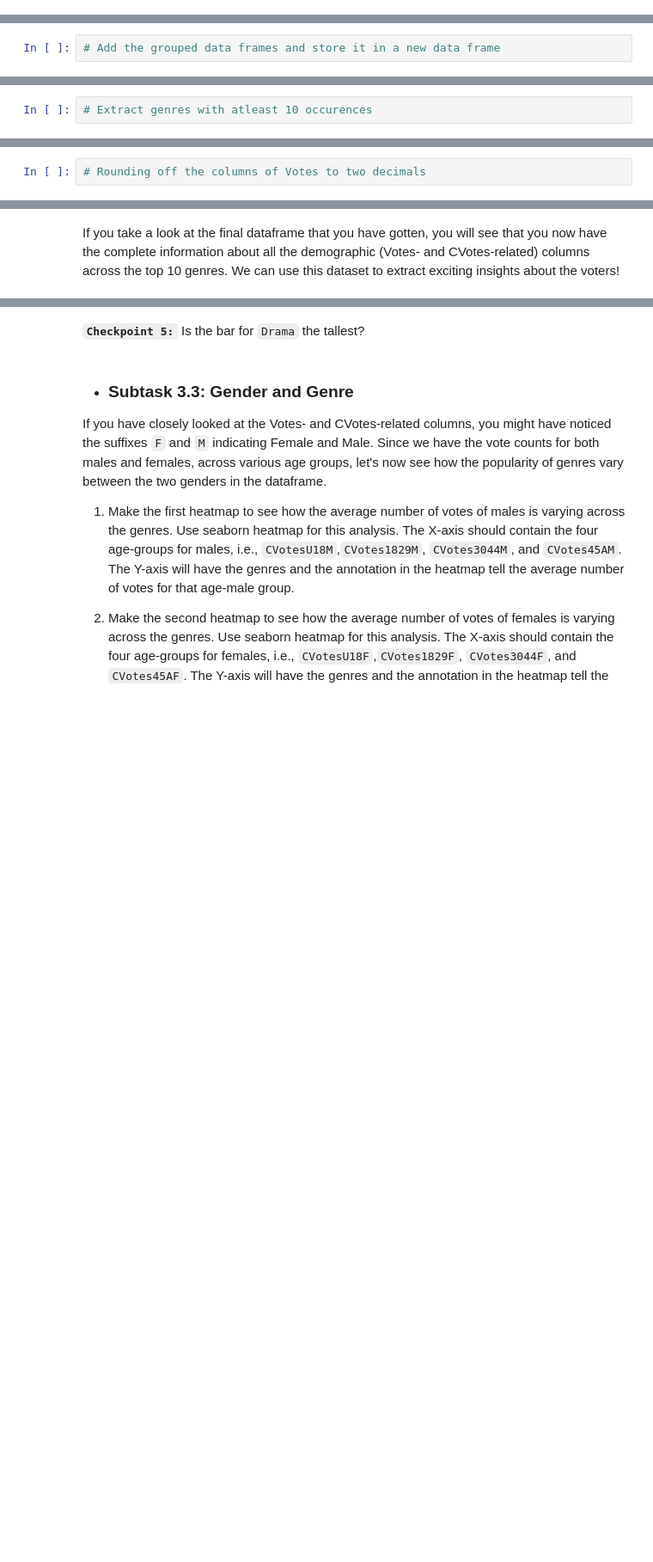
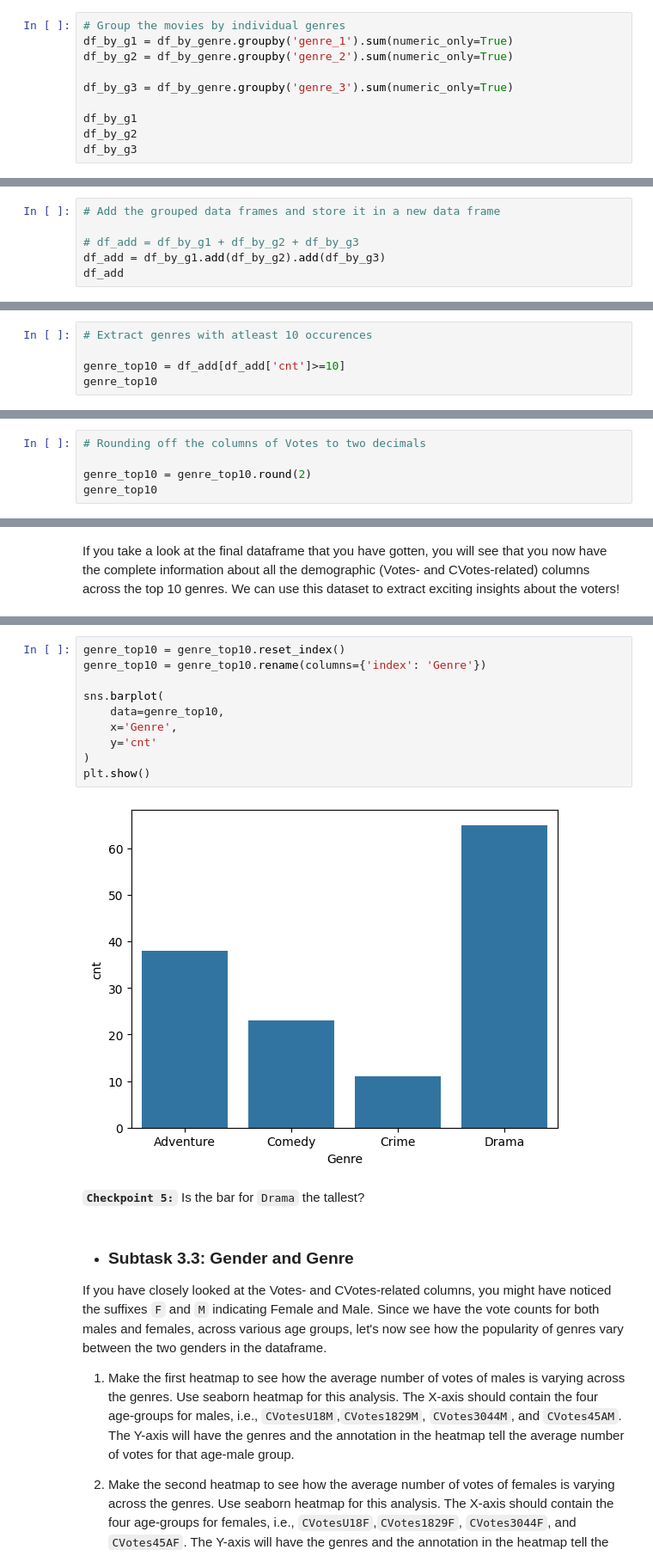
Before and after one commit to gokilapriya1808-AI/AI-ML-Assignments, a Jupyter notebook: IMDb+Movie+Assignment_gokila.ipynb, the cells around one changed output, grey strips where cells are left out. Shown at 86% size. Cells and saved outputs as stored; diff of their text form; blank space fills up the shorter version.

```diff
--- a/IMDb+Movie+Assignment_gokila.ipynb
+++ b/IMDb+Movie+Assignment_gokila.ipynb
@@ -577,0 +614,10 @@ There are 3 columns in the dataframe - `genre_1`, `genre_2`, and `genre_3`. As a
+# %%
+# Group the movies by individual genres
+df_by_g1 = df_by_genre.groupby('genre_1').sum(numeric_only=True)
+df_by_g2 = df_by_genre.groupby('genre_2').sum(numeric_only=True)
+
+df_by_g3 = df_by_genre.groupby('genre_3').sum(numeric_only=True)
+
+df_by_g1
+df_by_g2
+df_by_g3
@@ -578,2 +643,6 @@ There are 3 columns in the dataframe - `genre_1`, `genre_2`, and `genre_3`. As a
 # %%
 # Add the grouped data frames and store it in a new data frame
+
+# df_add = df_by_g1 + df_by_g2 + df_by_g3
+df_add = df_by_g1.add(df_by_g2).add(df_by_g3)
+df_add
@@ -580,2 +668,5 @@ There are 3 columns in the dataframe - `genre_1`, `genre_2`, and `genre_3`. As a
 # %%
 # Extract genres with atleast 10 occurences
+
+genre_top10 = df_add[df_add['cnt']>=10]
+genre_top10
@@ -584,2 +692,5 @@ There are 3 columns in the dataframe - `genre_1`, `genre_2`, and `genre_3`. As a
 # %%
 # Rounding off the columns of Votes to two decimals
+
+genre_top10 = genre_top10.round(2)
+genre_top10
@@ -596,3 +723,15 @@ Now let's derive some insights from this data frame. Make a bar chart plotting d
+# %%
+genre_top10 = genre_top10.reset_index()
+genre_top10 = genre_top10.rename(columns={'index': 'Genre'})
+
+sns.barplot(
+    data=genre_top10,
+    x='Genre',
+    y='cnt'
+)
+plt.show()
+# %% [output]
+[figure, added]
 # %% [markdown]
 **`Checkpoint 5:`** Is the bar for `Drama` the tallest?
 # %% [markdown]
```
Also changed, not shown: parts of 12 cells of this notebook.
